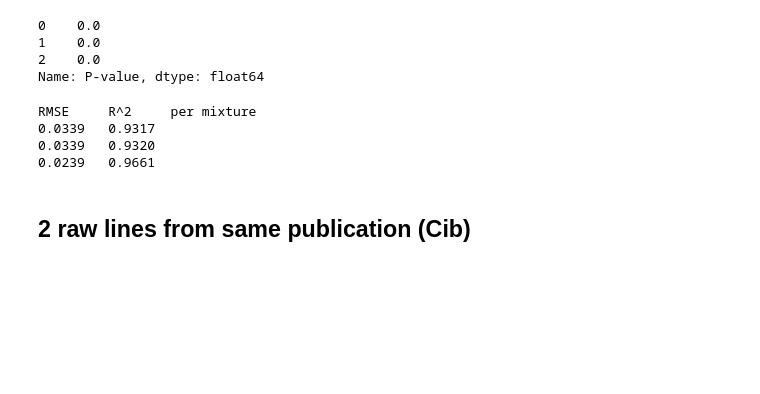
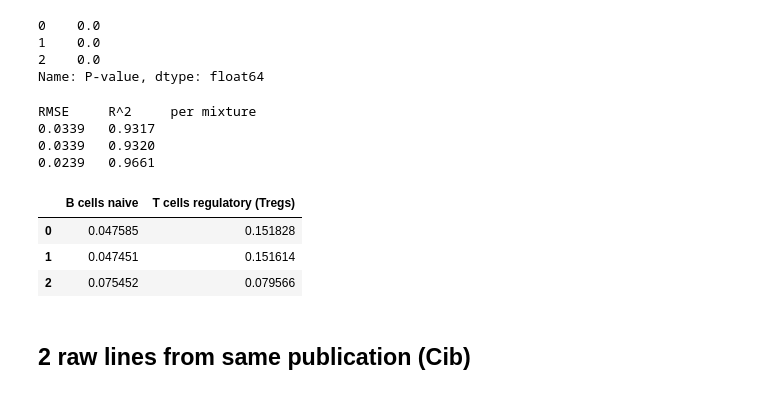
Before and after one commit to hammerlab/immune-infiltrate-explorations, a Jupyter notebook: Evaluating the deconvolution once we have a basis matrix.ipynb, the cells around one changed output. Drawn from its saved outputs; the diff is of its cells as text; code cells hidden in the pictures; blank space fills up the shorter version.

```diff
--- a/Evaluating the deconvolution once we have a basis matrix.ipynb
+++ b/Evaluating the deconvolution once we have a basis matrix.ipynb
@@ -539,6 +542,13 @@ RMSE     R^2     per mixture
 0.0339   0.9317
 0.0339   0.9320
 0.0239   0.9661
+# %%
+(results_dat - ref_prof_weights)[simple_cols]
+# %% [output]
+|  | B cells naive | T cells regulatory (Tregs) |
+| 0 | 0.047585 | 0.151828 |
+| 1 | 0.047451 | 0.151614 |
+| 2 | 0.075452 | 0.079566 |
 # %% [markdown]
 ## 2 raw lines from same publication (Cib)
 # %%
```
Also changed, not shown: parts of 7 cells of this notebook, 1 other file.
